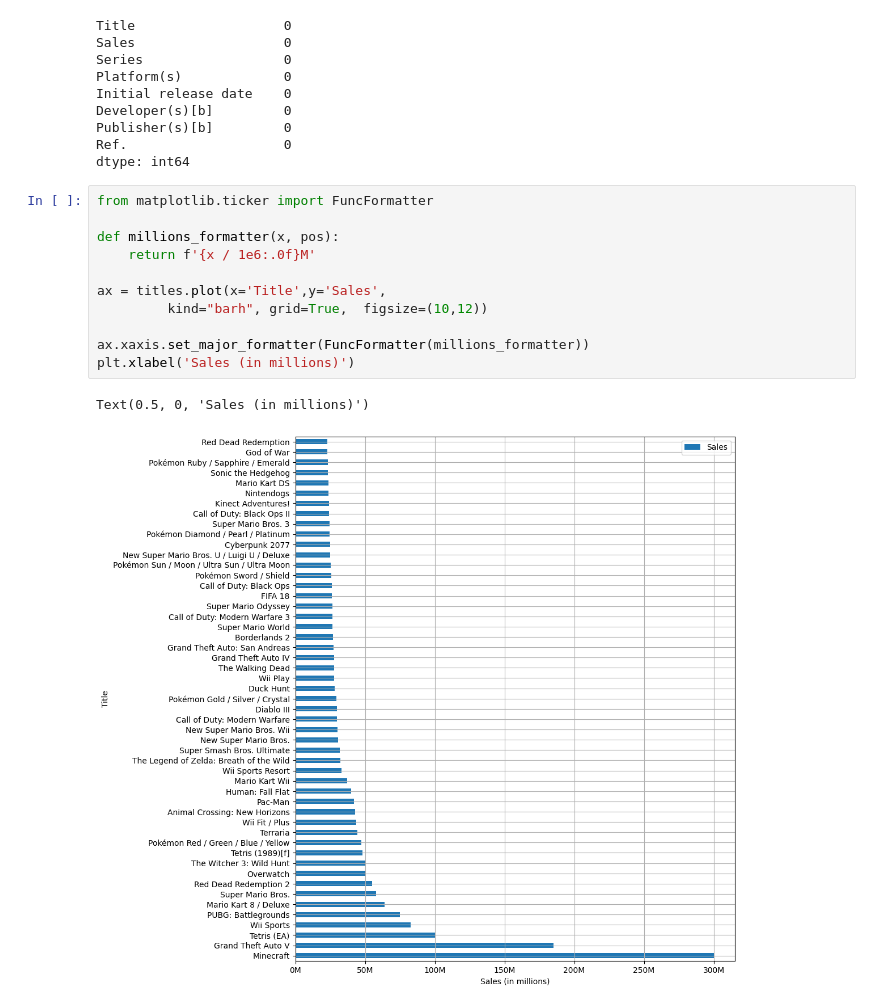
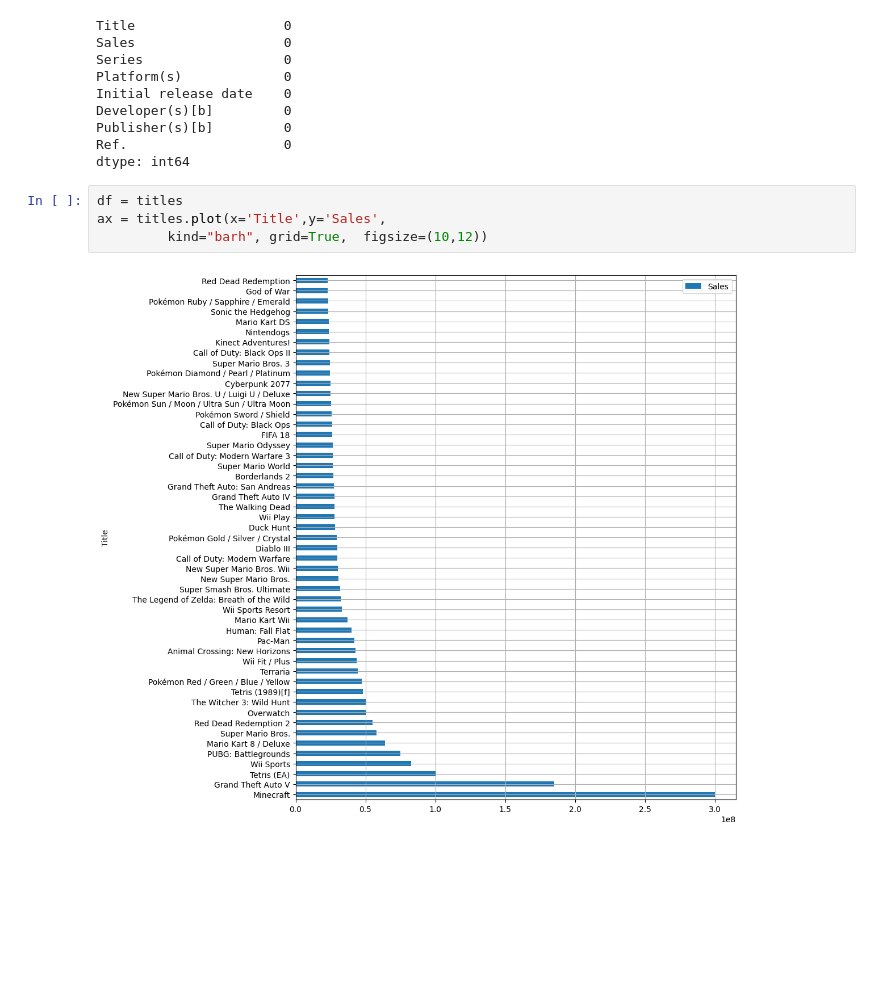
Before and after one commit to zhiwt01/project, a Jupyter notebook: info.ipynb, the cells around one changed output. Cells and saved outputs as stored; diff of their text form; blank space fills up the shorter version.

```diff
--- a/info.ipynb
+++ b/info.ipynb
@@ -214,16 +222,8 @@ Publisher(s)[b]         0
 Ref.                    0
 dtype: int64
 # %%
-from matplotlib.ticker import FuncFormatter
-
-def millions_formatter(x, pos):
-    return f'{x / 1e6:.0f}M'
-
+df = titles
 ax = titles.plot(x='Title',y='Sales',
          kind="barh", grid=True,  figsize=(10,12))
-
-ax.xaxis.set_major_formatter(FuncFormatter(millions_formatter))
-plt.xlabel('Sales (in millions)')
 # %% [output]
-Text(0.5, 0, 'Sales (in millions)')
-[figure, old version]
+[figure, new version]
```
Also changed, not shown: parts of 12 cells of this notebook, 3 other files.
